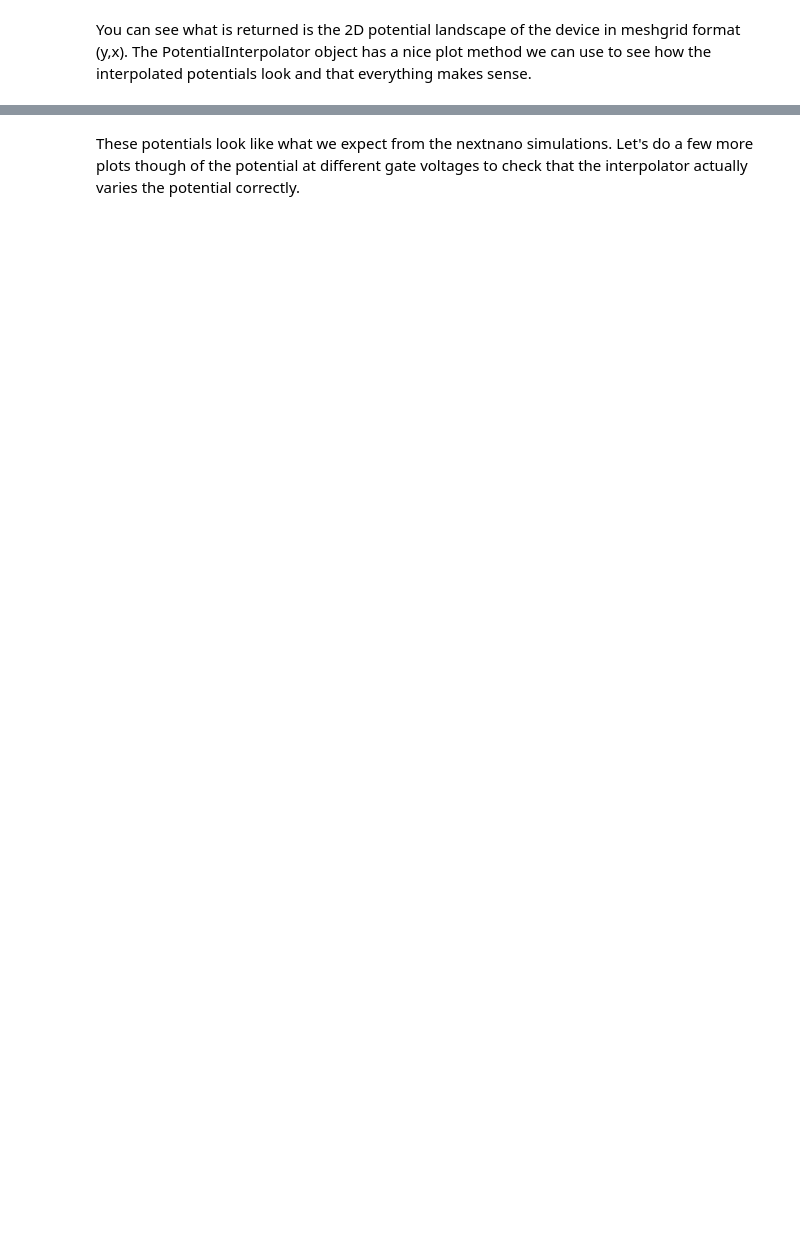
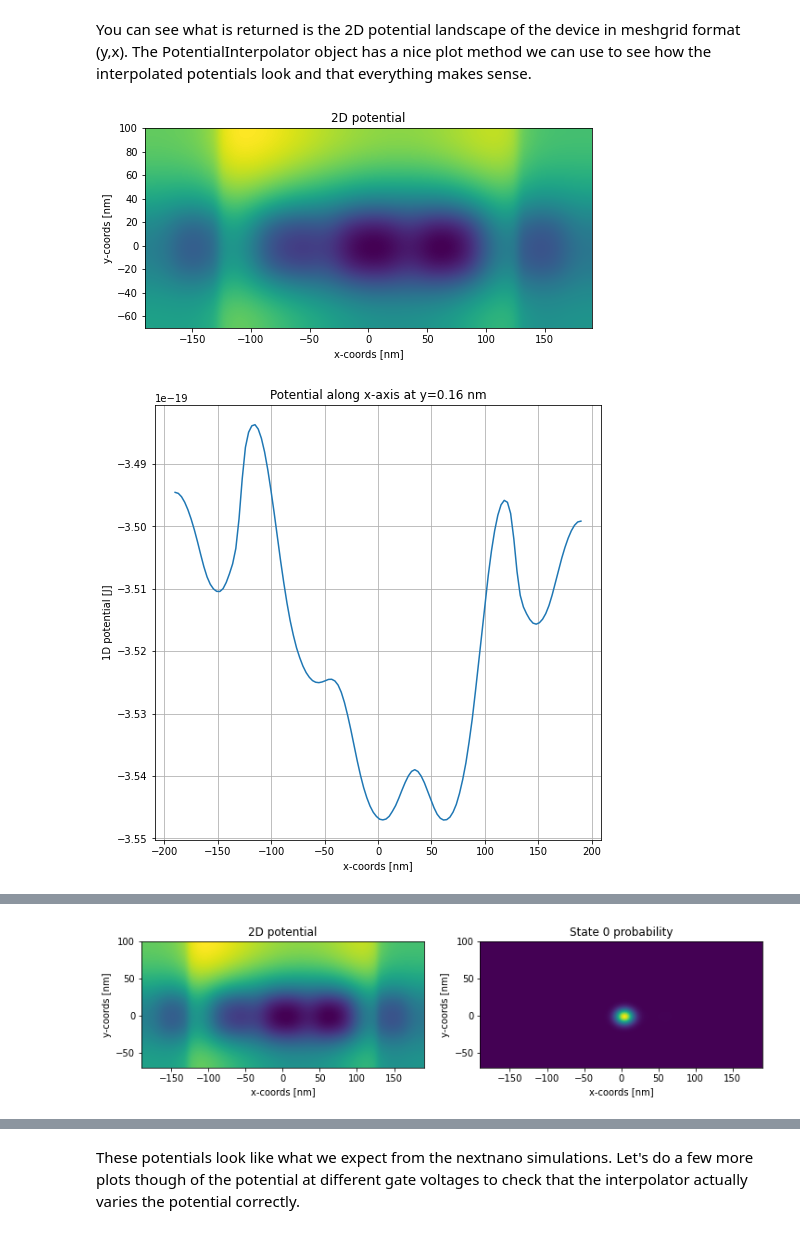
Before and after one commit to gharib85/QuDiPy, a Jupyter notebook: tutorials/Loading Potentials.ipynb, the cells around one changed output, grey strips where cells are left out. Saved outputs shown, nothing was run; the diff lists cells and outputs as text; code cells hidden in the pictures; blank space fills up the shorter version.

```diff
--- a/tutorials/Loading Potentials.ipynb
+++ b/tutorials/Loading Potentials.ipynb
@@ -22,7 +22,7 @@ We need to specify the name of the folder that contains the potential files as w
 # %%
 # Enter the name of the folder where the potential files are located.
 # If this argument is not supplied it will assume the current working directory.
-pot_dir = os.path.dirname(os.getcwd()) + '/tutorials/QuDiPy tutorial data/Pre-processed potentials/'
+pot_dir = os.path.dirname(os.getcwd()) + '\\tutorials\\QuDiPy tutorial data\\Pre-processed potentials\\'
 
 # Specify the control voltage names (C#NAME as mentioned above)
 ctrl_names = ['V1','V2','V3','V4','V5']
@@ -94,23 +130,26 @@ You can see what is returned is the 2D potential landscape of the device in mesh
 # %%
 # First we will do an interpolation and look at the 2D potential
 # Notice how I am only using 3 voltage values now when I interpolate
 # instead of 5 as I was earlier.
-v_vec = [0.28, 0.2616, 0.27]
+v_vec = [0.23, 0.2616, 0.27]
 # Plot the 2D potential
 pot_interp.plot(v_vec)
 # Now I will show you how you can view just 1D slices of the potential.
 # Get a 1D slice of the potential along y=0 axis.
 pot_interp.plot(v_vec,plot_type='1D')
 # Get a 1D slice of the potential along y=10 nm axis
 pot_interp.plot(v_vec, plot_type='1D',y_slice=10E-9)
 # Get a 1D slice of the potential along y=65 nm axis and a 1D slice along x=0 nm axis
 pot_interp.plot(v_vec, plot_type='1D',y_slice=65E-9,x_slice=0)
 # Get a 1D slice of the potential along y=0 nm axis and a 1D slice along x=60 nm axis.
 pot_interp.plot(v_vec, plot_type='1D',x_slice=60E-9)
 
 # .plot() also has show_wf and wf_n flags which will display the nth wavefunction with the potential
 # Plot the 2D potential and show the ground state wf
 pot_interp.plot(v_vec, show_wf=True) # pot_interp.plot(v_vec, show_wf=True, wf_n=0) would plot the same thing
 # Get a 1D slice of the potential along y=0 nm axis and a 1D slice along x=0 nm axis.
 # Overlay the 3rd excited wavefunction (4th lowest energy state)
 pot_interp.plot(v_vec, plot_type='1D',x_slice=0, show_wf=True, wf_n=3)
+# %% [output]
+[figure, added]
+[figure, added]
@@ -116,0 +159 @@ pot_interp.plot(v_vec, plot_type='1D',x_slice=0, show_wf=True, wf_n=3)
+[figure, added]
```
Also changed, not shown: parts of 7 cells of this notebook, 3 other files.
